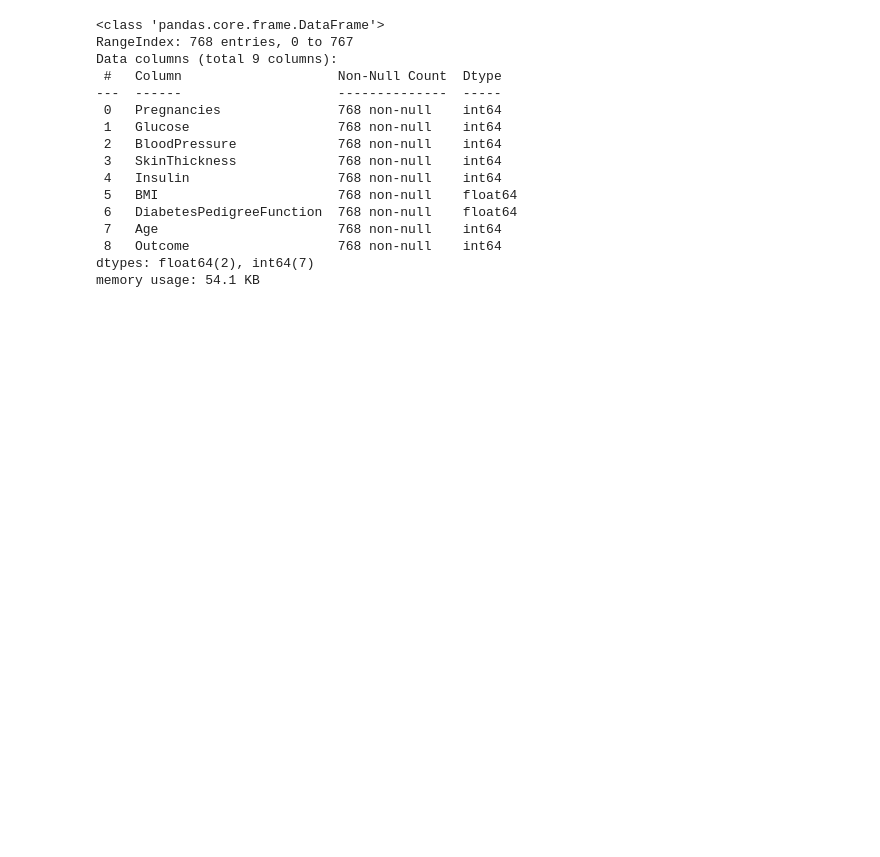
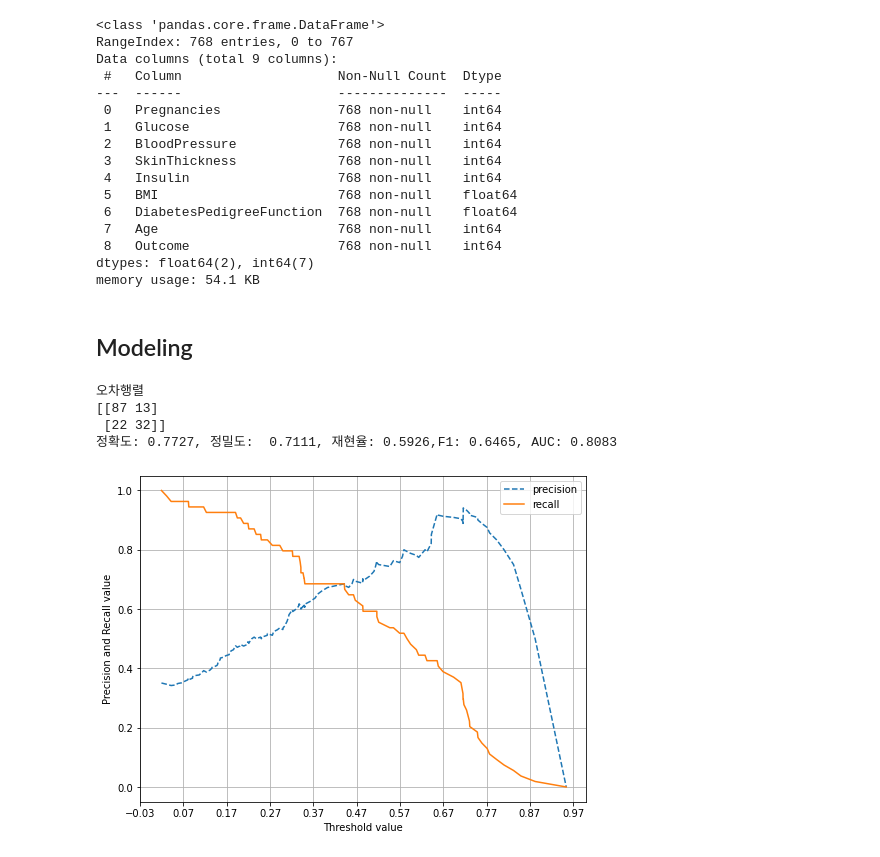
Before and after one commit to green-jade/ML, a Jupyter notebook: 2. evaluation/example.ipynb, the cells around one changed output. Saved outputs shown, nothing was run; the diff lists cells and outputs as text; code cells hidden in the pictures; blank space fills up the shorter version.

```diff
--- a/2. evaluation/example.ipynb
+++ b/2. evaluation/example.ipynb
@@ -13,4 +13,29 @@ from sklearn.preprocessing import StandardScaler
 from sklearn.linear_model import LogisticRegression
+# %%
+def get_clf_eval(ytest, pred, pred_proba):
+    confusion = confusion_matrix(ytest, pred)
+    accuracy = accuracy_score(ytest, pred)
+    precision = precision_score(ytest, pred)
+    recall = recall_score(ytest, pred)
+    f1 = f1_score(ytest, pred)
+    roc_auc = roc_auc_score(ytest, pred_proba)
+    print('오차행렬')
+    print(confusion)
+    print('정확도: {0:.4f}, 정밀도: {1: .4f}, 재현율: {2:.4f},F1: {3:.4f}, AUC: {4:.4f}'.format(accuracy, precision, recall, f1, roc_auc))
+
+def precision_recall_curve_plot(ytest=None, pred_proba_c1=None):
+    precisions, recalls, thresholds = precision_recall_curve(ytest, pred_proba_c1)
+    plt.figure(figsize=(8,6))
+    threshold_boundary = thresholds.shape[0]
+    plt.plot(thresholds, precisions[0:threshold_boundary], linestyle = '--', label = 'precision')
+    plt.plot(thresholds, recalls[0:threshold_boundary], label = 'recall')
+
+    start, end = plt.xlim()
+    plt.xticks(np.round(np.arange(start, end, 0.1),2))
+
+    plt.xlabel('Threshold value'); plt.ylabel('Precision and Recall value')
+    plt.legend(); plt.grid()
+    plt.show()
 # %% [markdown]
 ## Reading Data
 # %%
@@ -47,3 +72,26 @@ Data columns (total 9 columns):
  8   Outcome                   768 non-null    int64
 dtypes: float64(2), int64(7)
 memory usage: 54.1 KB
+# %% [markdown]
+## Modeling
+# %%
+X = diabetes.iloc[:, :-1]
+y = diabetes.iloc[:, -1]
+
+Xtrain, Xtest, ytrain, ytest = train_test_split(X, y, test_size=0.2, random_state=156, stratify=y)
+
+lr_clf = LogisticRegression(solver='liblinear')
+lr_clf.fit(Xtrain, ytrain)
+pred = lr_clf.predict(Xtest)
+pred_proba = lr_clf.predict_proba(Xtest)[:, 1]
+
+get_clf_eval(ytest, pred, pred_proba)
+# %% [output]
+오차행렬
+[[87 13]
+ [22 32]]
+정확도: 0.7727, 정밀도:  0.7111, 재현율: 0.5926,F1: 0.6465, AUC: 0.8083
+# %%
+precision_recall_curve_plot(ytest, pred_proba)
+# %% [output]
+[figure, added]
```
Also changed, not shown: parts of 14 cells of this notebook.
